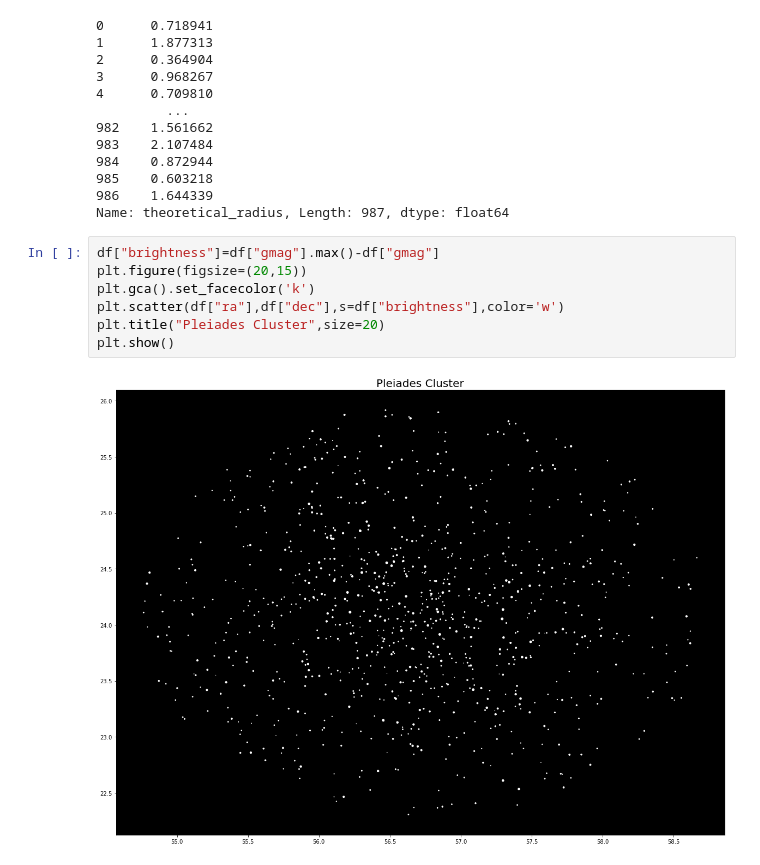
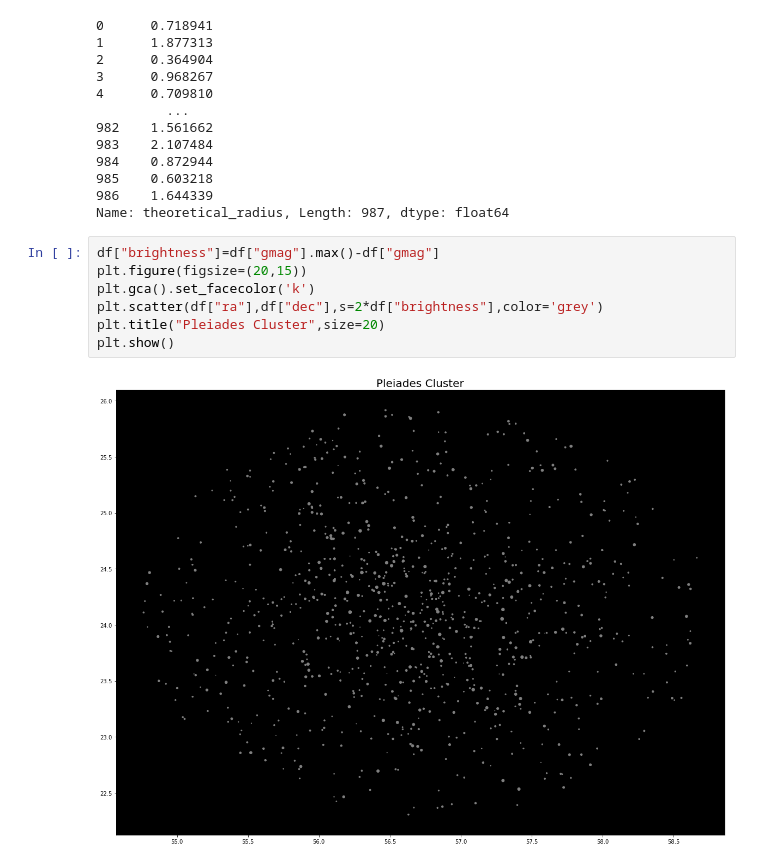
Before and after one commit to harishprasad29/Final-Project, a Jupyter notebook: Final Project.ipynb, the cells around one changed output. Saved outputs shown, nothing was run; the diff lists cells and outputs as text.

```diff
--- a/Final Project.ipynb
+++ b/Final Project.ipynb
@@ -79,11 +79,11 @@ Name: theoretical_radius, Length: 987, dtype: float64
 # %%
 df["brightness"]=df["gmag"].max()-df["gmag"]
 plt.figure(figsize=(20,15))
 plt.gca().set_facecolor('k')
-plt.scatter(df["ra"],df["dec"],s=df["brightness"],color='w')
+plt.scatter(df["ra"],df["dec"],s=2*df["brightness"],color='grey')
 plt.title("Pleiades Cluster",size=20)
 plt.show()
 # %% [output]
-[figure, old version]
+[figure, new version]
 # %%
 plt.figure(figsize=(10,10))
```
Also changed, not shown: parts of 4 cells of this notebook.
